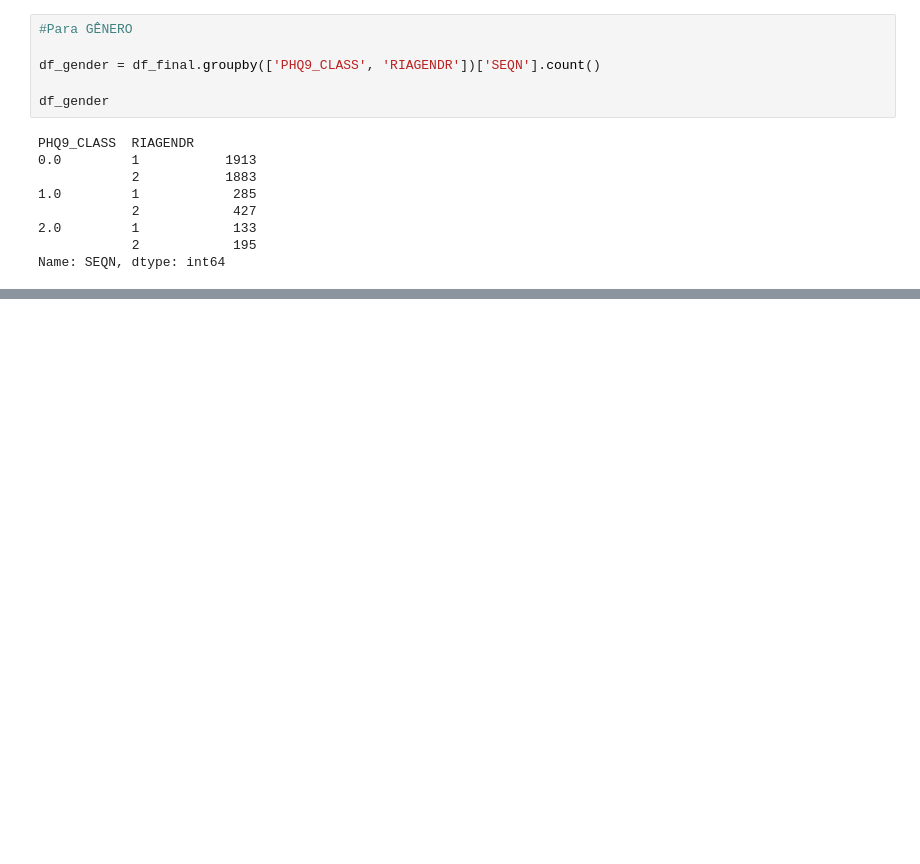
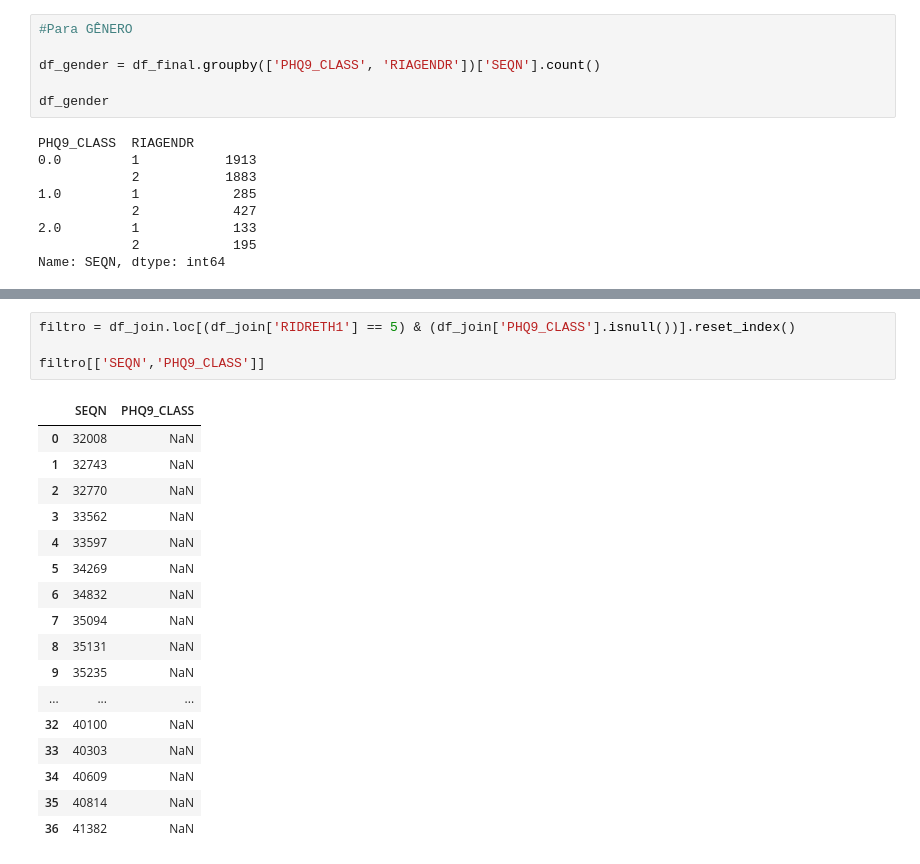
Before and after one commit to LuizAlbino/nhnes-data-project, a Jupyter notebook: main-notebook.ipynb, the cells around one changed output, grey strips where cells are left out. Cells and saved outputs as stored; diff of their text form; blank space fills up the shorter version.

```diff
--- a/main-notebook.ipynb
+++ b/main-notebook.ipynb
@@ -280,0 +292,22 @@ Name: SEQN, dtype: int64
+# %%
+filtro = df_join.loc[(df_join['RIDRETH1'] == 5) & (df_join['PHQ9_CLASS'].isnull())].reset_index()
+
+filtro[['SEQN','PHQ9_CLASS']]
+# %% [output]
+|  | SEQN | PHQ9_CLASS |
+| 0 | 32008 | NaN |
+| 1 | 32743 | NaN |
+| 2 | 32770 | NaN |
+| 3 | 33562 | NaN |
+| 4 | 33597 | NaN |
+| 5 | 34269 | NaN |
+| 6 | 34832 | NaN |
+| 7 | 35094 | NaN |
+| 8 | 35131 | NaN |
+| 9 | 35235 | NaN |
+| ... | ... | ... |
+| 32 | 40100 | NaN |
+| 33 | 40303 | NaN |
+| 34 | 40609 | NaN |
+| 35 | 40814 | NaN |
+| 36 | 41382 | NaN |
```
Also changed, not shown: parts of 2 cells of this notebook.
